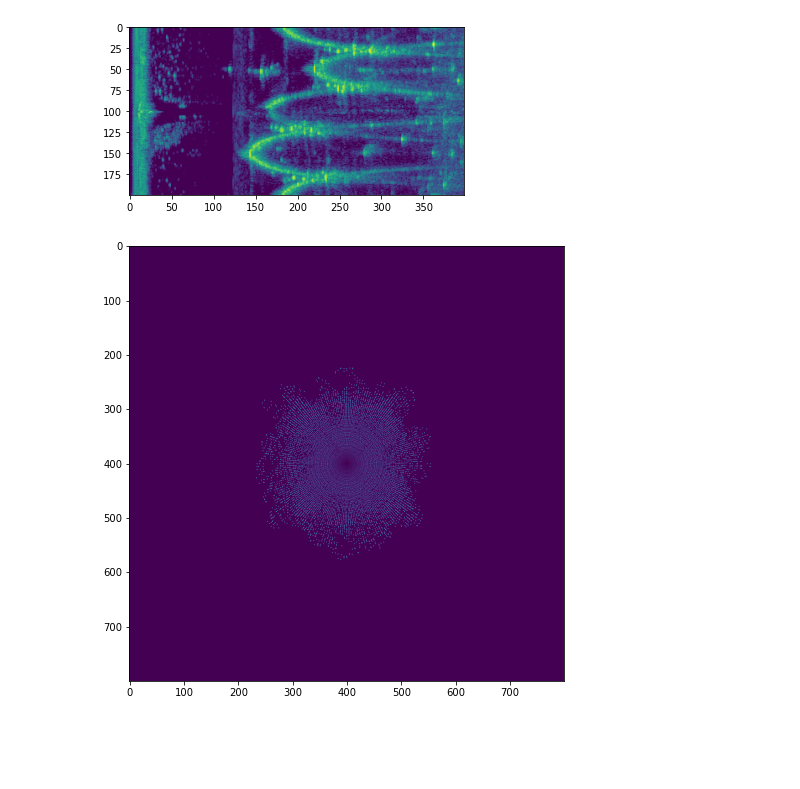
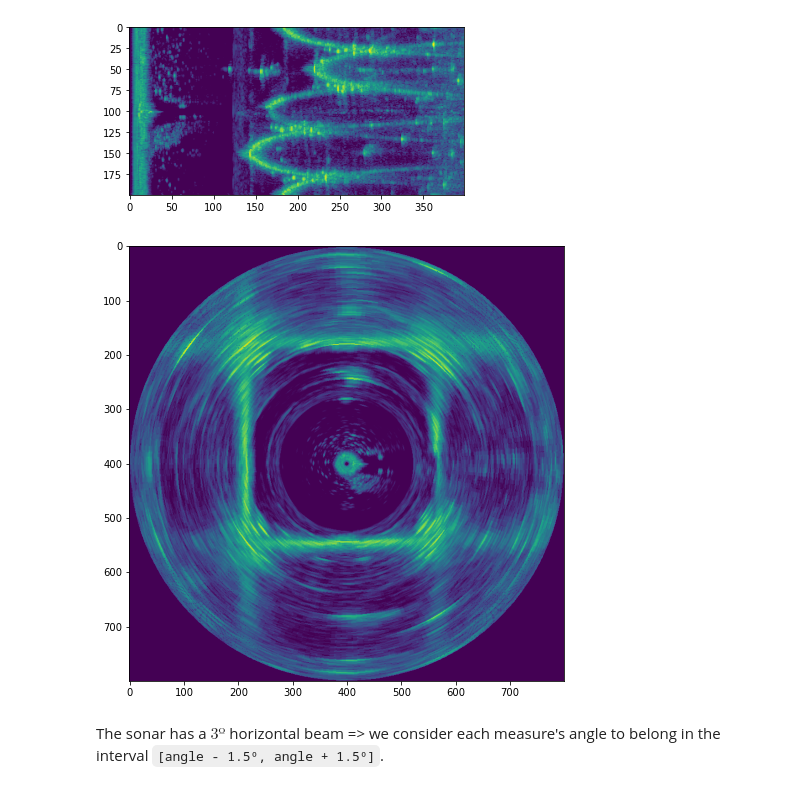
Before and after one commit to JoaoCostaIFG/slam, a Jupyter notebook: preproc.ipynb, the cells around one changed output. Cells and saved outputs as stored; diff of their text form; code cells hidden in the pictures; blank space fills up the shorter version.

```diff
--- a/preproc.ipynb
+++ b/preproc.ipynb
@@ -29,7 +29,8 @@ for col in mdata.dtype.names:
     mdata_col = mdata[col][0]
     # probe first col element to find if it's a dumb single item array (loving it)
     is_single_elem = len(mdata_col[0][0]) == 1
-    data[col] = [d[0][0] if is_single_elem else d[0] for d in mdata_col]
+    data[col] = [d[0][0] if is_single_elem else d[0].tolist() for d in mdata_col]
+
 data.keys()
 # %% [output]
 dict_keys(['time', 'angle', 'step_dist', 'intensities'])
@@ -50,3 +51,6 @@ plt.figure(figsize=(6.0, 8.0))
 sb.scatterplot(data=df, x="angle", y="time");
 # %% [output]
 [figure]
+# %%
+df['max_intensity'] = df.apply(lambda x: max(x["intensities"]), axis=1)
+sb.lineplot(data=df, x="angle", y="max_intensity")
@@ -123,35 +130,39 @@ genPolarImg(first_scan)
 # %%
 from math import radians, cos, sin
 
 def genCartImg(scan, outfile="cartesian.png"):
     s = 800
     img_pre = [[(0, 0) for _ in range(s)] for _ in range(s)]
     x0 = s//2
     y0 = s//2
 
     # we need to keep count of the number of times a pixel is affected
     # and then get the mean of the values
     for index, scanrow in scan.iterrows():
-        angle = radians(scanrow["angle"])
-        for intensity in scanrow["intensities"]:
-            x = x0 + round(intensity * cos(angle))
-            y = y0 + round(intensity * sin(angle))
-            pixel_info = img_pre[y][x]
-            img_pre[y][x] = (pixel_info[0]+intensity, pixel_info[1]+1)
+        base_angle = scanrow["angle"]
+        for angle in np.arange(base_angle - 1.5, base_angle + 1.6, 0.1):
+            angle = radians(angle)
+            for i, intensity in enumerate(scanrow["intensities"]):
+                x = x0 + round(i * cos(angle))
+                y = y0 + round(i * sin(angle))
+                pixel_info = img_pre[y][x]
+                img_pre[y][x] = (pixel_info[0]+intensity, pixel_info[1]+1)
 
     img = [[0 for _ in range(s)] for _ in range(s)]
     for y in range(s):
         for x in range(s):
             pixel_info = img_pre[y][x]
             if pixel_info[1] != 0: # we only care about updated pixels
                 img[y][x] = round(pixel_info[0] / pixel_info[1])
 
     with open(outfile, "wb+") as f:
-        w = png.Writer(len(img[0]), len(img), greyscale=True)
+        w = png.Writer(s, s, greyscale=True)
         w.write(f, img)
     plt.figure(figsize=(8.0, 8.0))
     plt.imshow(mpimg.imread(outfile));
 
 genCartImg(first_scan)
 # %% [output]
-[figure, old version]
+[figure, new version]
+# %% [markdown]
+The sonar has a $3º$ horizontal beam => we consider each measure's angle to belong in the interval `[angle - 1.5º, angle + 1.5º]`.
```
Also changed, not shown: parts of 2 cells of this notebook, 1 other file.
